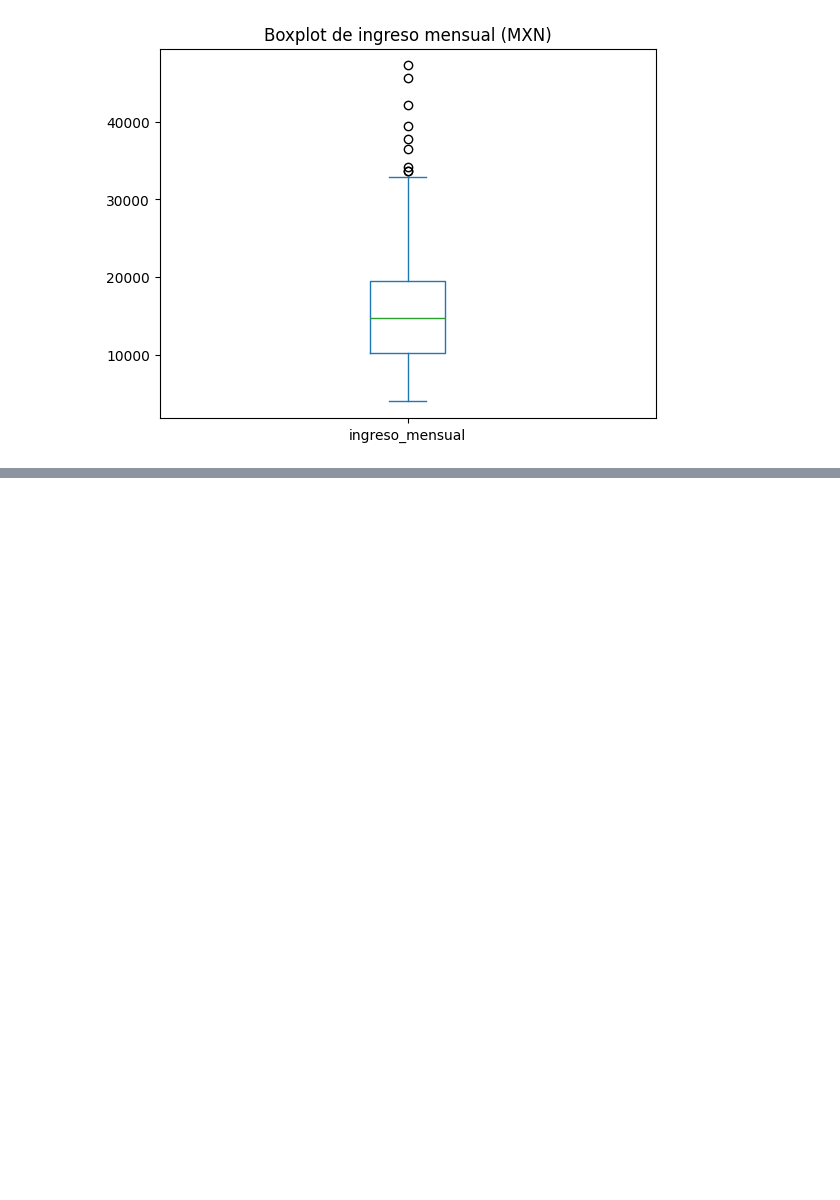
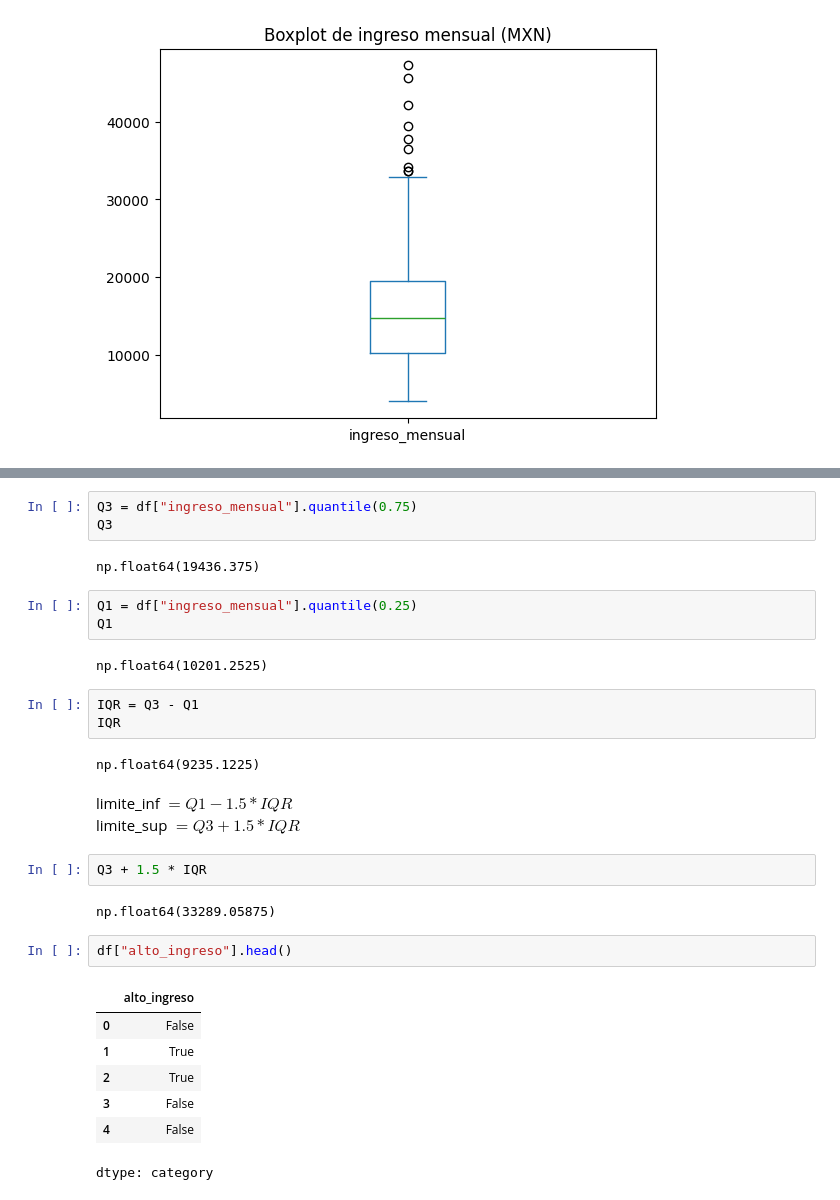
Before and after one commit to jesusrevilla/2022Q2GO-Bootcamp, a Jupyter notebook: Minería_de_Datos.ipynb, the cells around one changed output, grey strips where cells are left out. Drawn from its saved outputs; the diff is of its cells as text; blank space fills up the shorter version.

```diff
--- a/Minería_de_Datos.ipynb
+++ b/Minería_de_Datos.ipynb
@@ -1168,0 +1174,32 @@ plt.show()
+# %%
+Q3 = df["ingreso_mensual"].quantile(0.75)
+Q3
+# %% [output]
+np.float64(19436.375)
+# %%
+Q1 = df["ingreso_mensual"].quantile(0.25)
+Q1
+# %% [output]
+np.float64(10201.2525)
+# %%
+IQR = Q3 - Q1
+IQR
+# %% [output]
+np.float64(9235.1225)
+# %% [markdown]
+limite_inf $  = Q1 - 1.5 * IQR $
+limite_sup $  = Q3 + 1.5 * IQR $
+# %%
+Q3 + 1.5 * IQR
+# %% [output]
+np.float64(33289.05875)
+# %%
+df["alto_ingreso"].head()
+# %% [output]
+|  | alto_ingreso |
+| 0 | False |
+| 1 | True |
+| 2 | True |
+| 3 | False |
+| 4 | False |
+dtype: category
```
Also changed, not shown: parts of 2 cells of this notebook.
